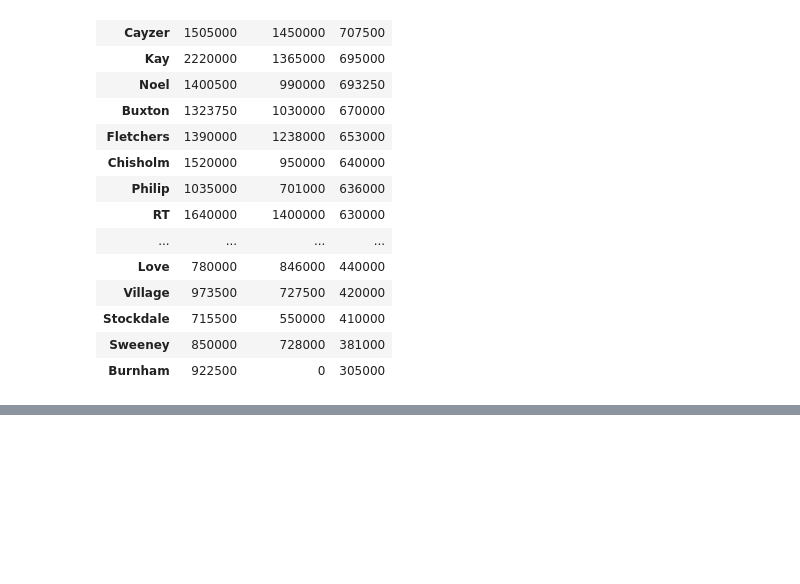
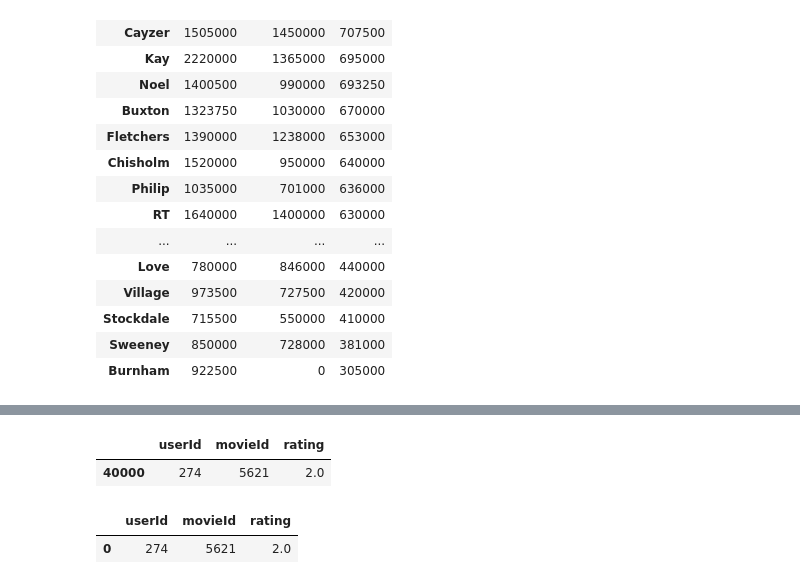
Before and after one commit to AndreiDS63/sf_data_science, a Jupyter notebook: practice/Python-12 Pandas Advanced/1. intro.ipynb, the cells around one changed output, grey strips where cells are left out. Saved outputs shown, nothing was run; the diff lists cells and outputs as text; code cells hidden in the pictures; blank space fills up the shorter version.

```diff
--- a/practice/Python-12 Pandas Advanced/1. intro.ipynb
+++ b/practice/Python-12 Pandas Advanced/1. intro.ipynb
@@ -741,0 +844,8 @@ melb_df.pivot_table(
+# %%
+display(ratings1.tail(1))
+display(ratings2.head(1))
+# %% [output]
+|  | userId | movieId | rating |
+| 40000 | 274 | 5621 | 2.0 |
+|  | userId | movieId | rating |
+| 0 | 274 | 5621 | 2.0 |
```
Also changed, not shown: parts of 26 cells of this notebook, 4 other files.
